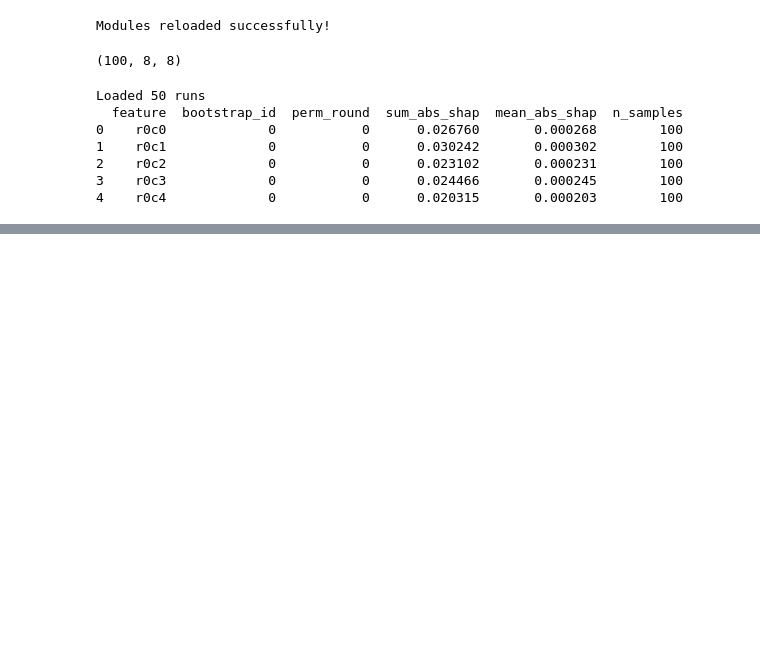
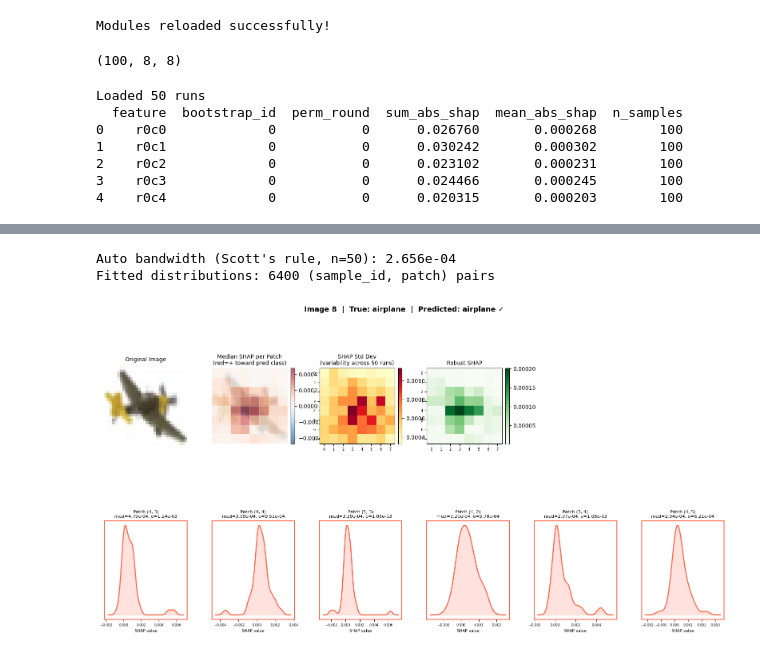
Before and after one commit to Lanxin-Xiang/RobustSHAP, a Jupyter notebook: cifar10.ipynb, the cells around one changed output, grey strips where cells are left out. Saved outputs shown, nothing was run; the diff lists cells and outputs as text; code cells hidden in the pictures; blank space fills up the shorter version.

```diff
--- a/cifar10.ipynb
+++ b/cifar10.ipynb
@@ -618,0 +109,11 @@ plt.show()
+# %%
+boot_results, images, labels, predicted = load_bootstrap_runs()
+dist_df = fit_patch_distributions(boot_results)
+# %% [output]
+Auto bandwidth (Scott's rule, n=50): 2.656e-04
+Fitted distributions: 6400 (sample_id, patch) pairs
+# %%
+fig = plot_image_explanation(8, dist_df, images, labels, predicted)
+plt.show()
+# %% [output]
+[figure, added]
```
Also changed, not shown: parts of 25 cells of this notebook, 7 other files.
